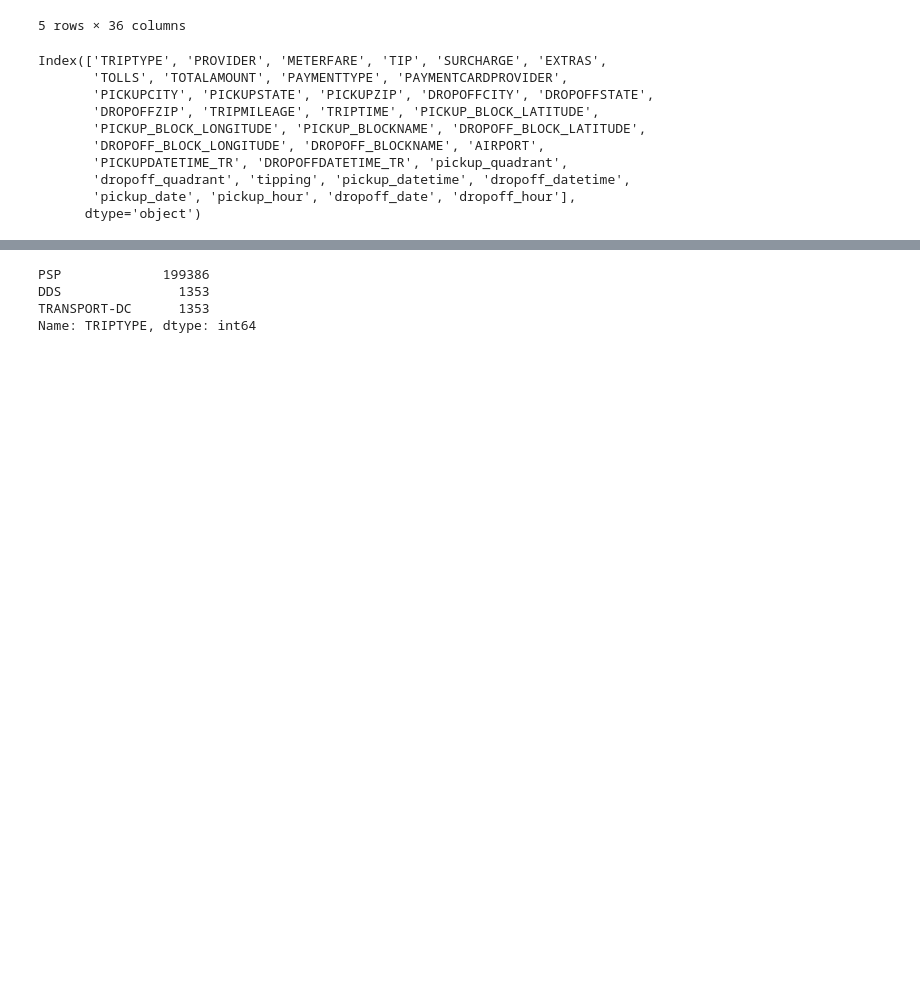
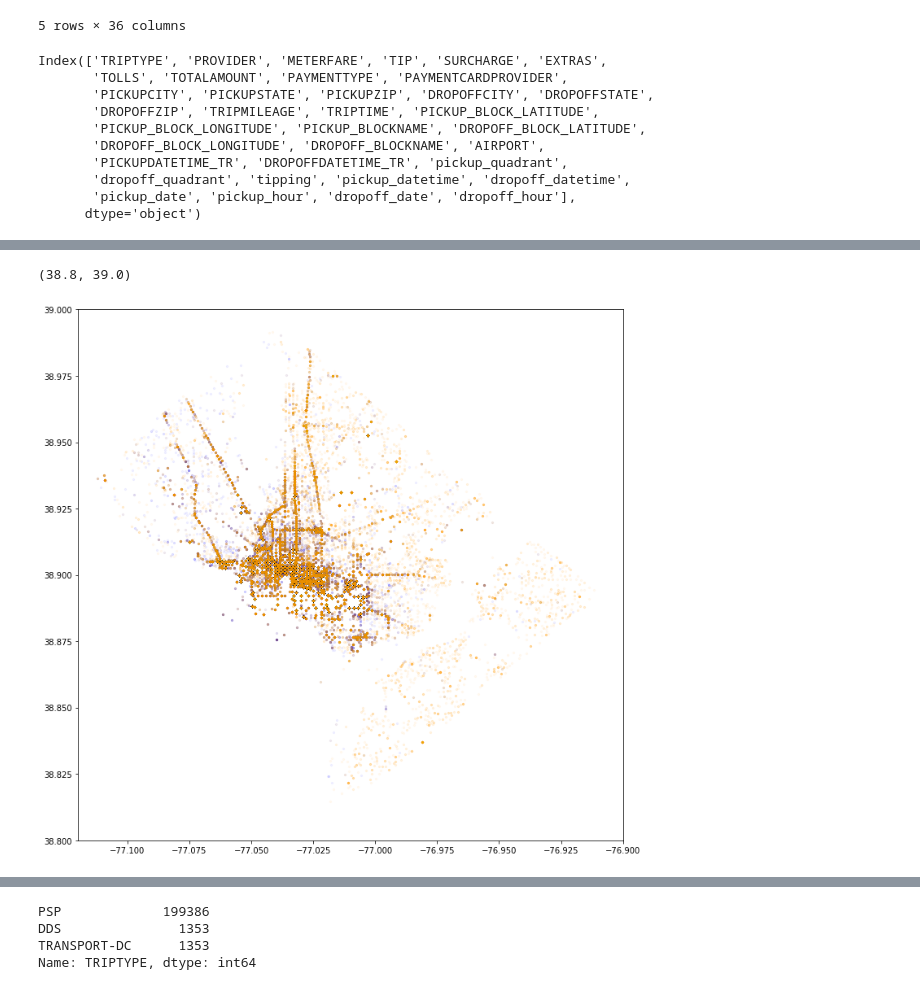
Before and after one commit to keita-dc/FlatironProject4, a Jupyter notebook: DC_Taxi_Keita.ipynb, the cells around one changed output, grey strips where cells are left out. Cells and saved outputs as stored; diff of their text form; code cells hidden in the pictures; blank space fills up the shorter version.

```diff
--- a/DC_Taxi_Keita.ipynb
+++ b/DC_Taxi_Keita.ipynb
@@ -68,3 +68,20 @@ df.describe()
 | 50% | 10.000000 | 0.000000 | 0.250000 | 0.000000 | 0.00000 | 11.870000 | 2.000000 | 12.000000 | ... |
 | 75% | 14.320000 | 2.200000 | 0.250000 | 1.000000 | 0.00000 | 17.000000 | 3.900000 | 17.000000 | ... |
 | max | 629.380000 | 300.000000 | 8.720000 | 49.750000 | 33.00000 | 629.630000 | 102.500000 | 119.000000 | ... |
+# %%
+plt.figure(figsize=(12,12))
+plt.scatter(df.loc[df.tipping==1].PICKUP_BLOCK_LONGITUDE,
+            df.loc[df.tipping==1].PICKUP_BLOCK_LATITUDE,
+            alpha=0.05,
+            s=5,
+            c="blue")
+plt.scatter(df.loc[df.tipping==0].PICKUP_BLOCK_LONGITUDE,
+            df.loc[df.tipping==0].PICKUP_BLOCK_LATITUDE,
+            alpha=0.05,
+            s=5,
+            c="orange" )
+plt.xlim(-77.12, -76.90)
+plt.ylim(38.80, 39.00)
+# %% [output]
+(38.8, 39.0)
+[figure, added]
```
Also changed, not shown: parts of 12 cells of this notebook.
